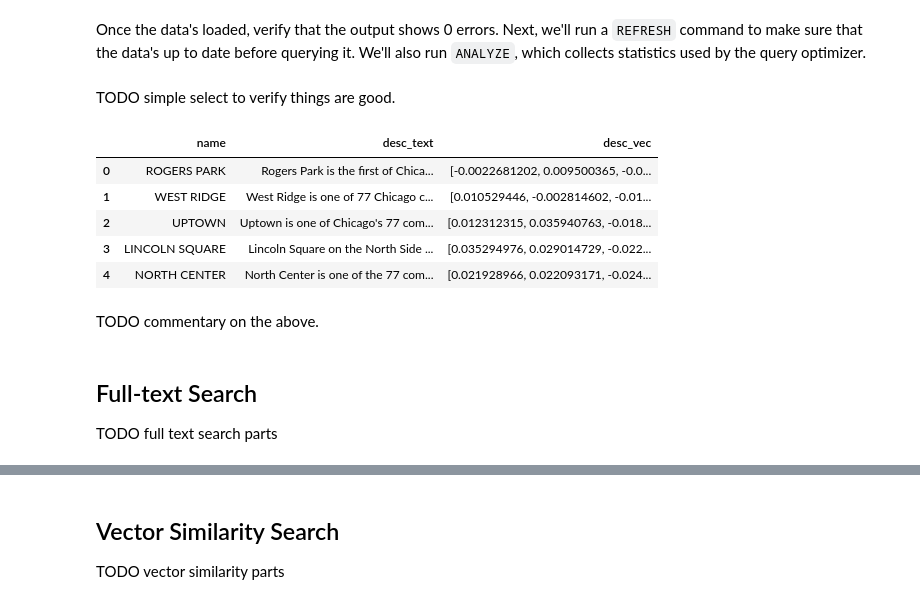
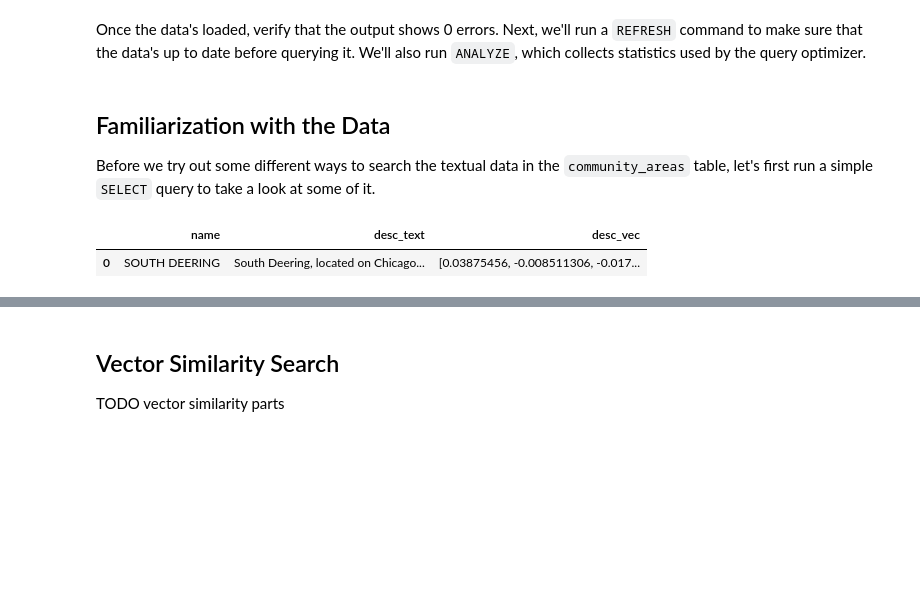
Before and after one commit to crate/academy-fundamentals-course, a Jupyter notebook: notebooks/search/full_text_and_vector_search.ipynb, the cells around one changed output, grey strips where cells are left out. Cells and saved outputs as stored; diff of their text form; code cells hidden in the pictures; blank space fills up the shorter version.

```diff
--- a/notebooks/search/full_text_and_vector_search.ipynb
+++ b/notebooks/search/full_text_and_vector_search.ipynb
@@ -84,29 +84,24 @@ Once the data's loaded, verify that the output shows 0 errors.  Next, we'll run
 # %%
 _ = connection.execute(sa.text("REFRESH TABLE community_areas, three_eleven_calls, libraries"))
 _ = connection.execute(sa.text("ANALYZE"))
-# %% [markdown]
-TODO simple select to verify things are good.
+# %% [markdown]
+## Familiarization with the Data
+
+Before we try out some different ways to search the textual data in the `community_areas` table, let's first run a simple `SELECT` query to take a look at some of it.
 # %%
 import pandas as pd
+
+pd.set_option("display.max_colwidth", None)
 
 query = """
 SELECT
     name, details['description'] as desc_text, details['description_vec'] as desc_vec
-FROM community_areas WHERE areanumber <= 5 ORDER BY areanumber ASC
+FROM community_areas WHERE areanumber = 51
 """
 df = pd.read_sql(query, CONNECTION_STRING)
+vals = df.to_dict(orient="records")
 
-df
+display(df)
 # %% [output]
 |  | name | desc_text | desc_vec |
-| 0 | ROGERS PARK | Rogers Park is the first of Chica... | [-0.0022681202, 0.009500365, -0.0... |
-| 1 | WEST RIDGE | West Ridge is one of 77 Chicago c... | [0.010529446, -0.002814602, -0.01... |
-| 2 | UPTOWN | Uptown is one of Chicago's 77 com... | [0.012312315, 0.035940763, -0.018... |
-| 3 | LINCOLN SQUARE | Lincoln Square on the North Side ... | [0.035294976, 0.029014729, -0.022... |
-| 4 | NORTH CENTER | North Center is one of the 77 com... | [0.021928966, 0.022093171, -0.024... |
+| 0 | SOUTH DEERING | South Deering, located on Chicago... | [0.03875456, -0.008511306, -0.017... |
-# %% [markdown]
-TODO commentary on the above.
-# %% [markdown]
-## Full-text Search
-
-TODO full text search parts
```
Also changed, not shown: parts of 22 cells of this notebook.
